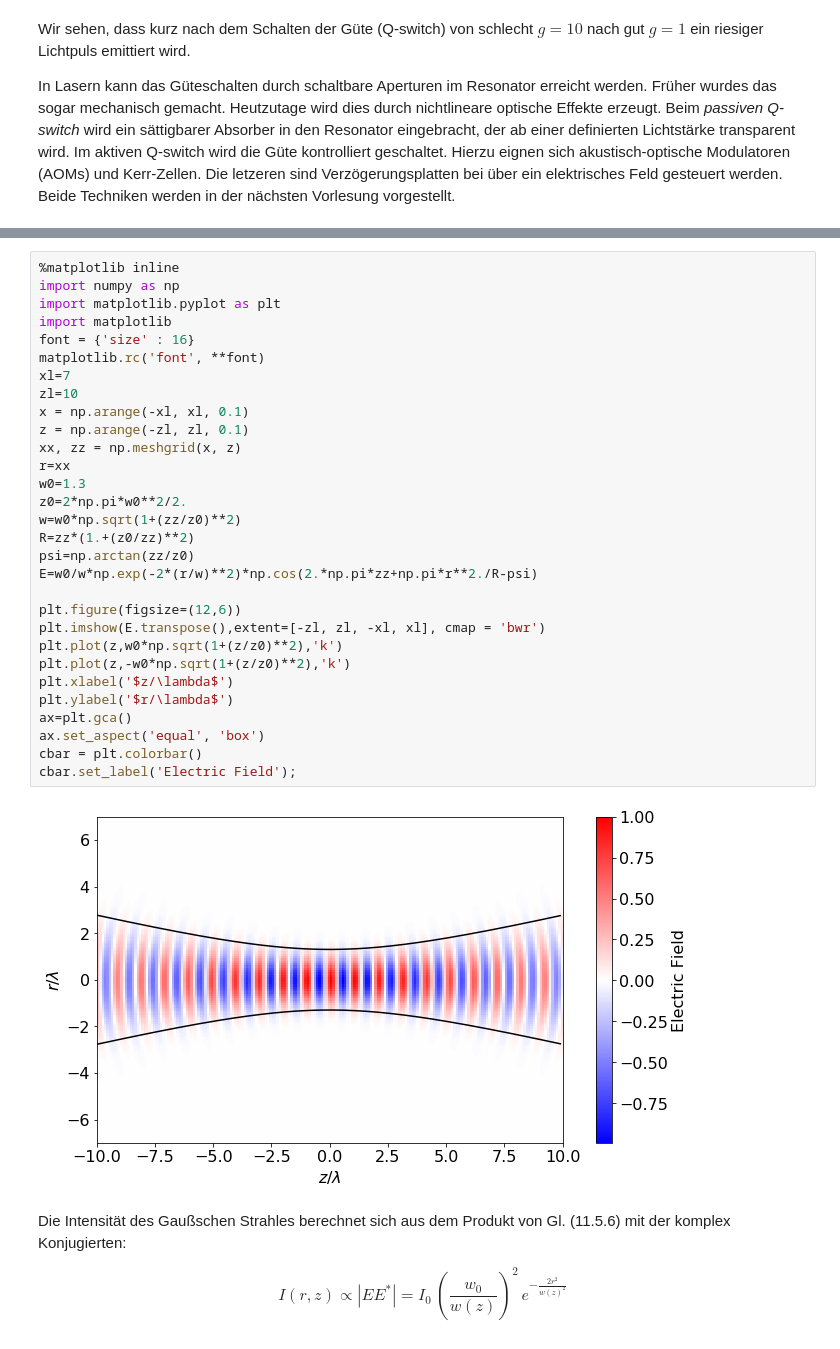
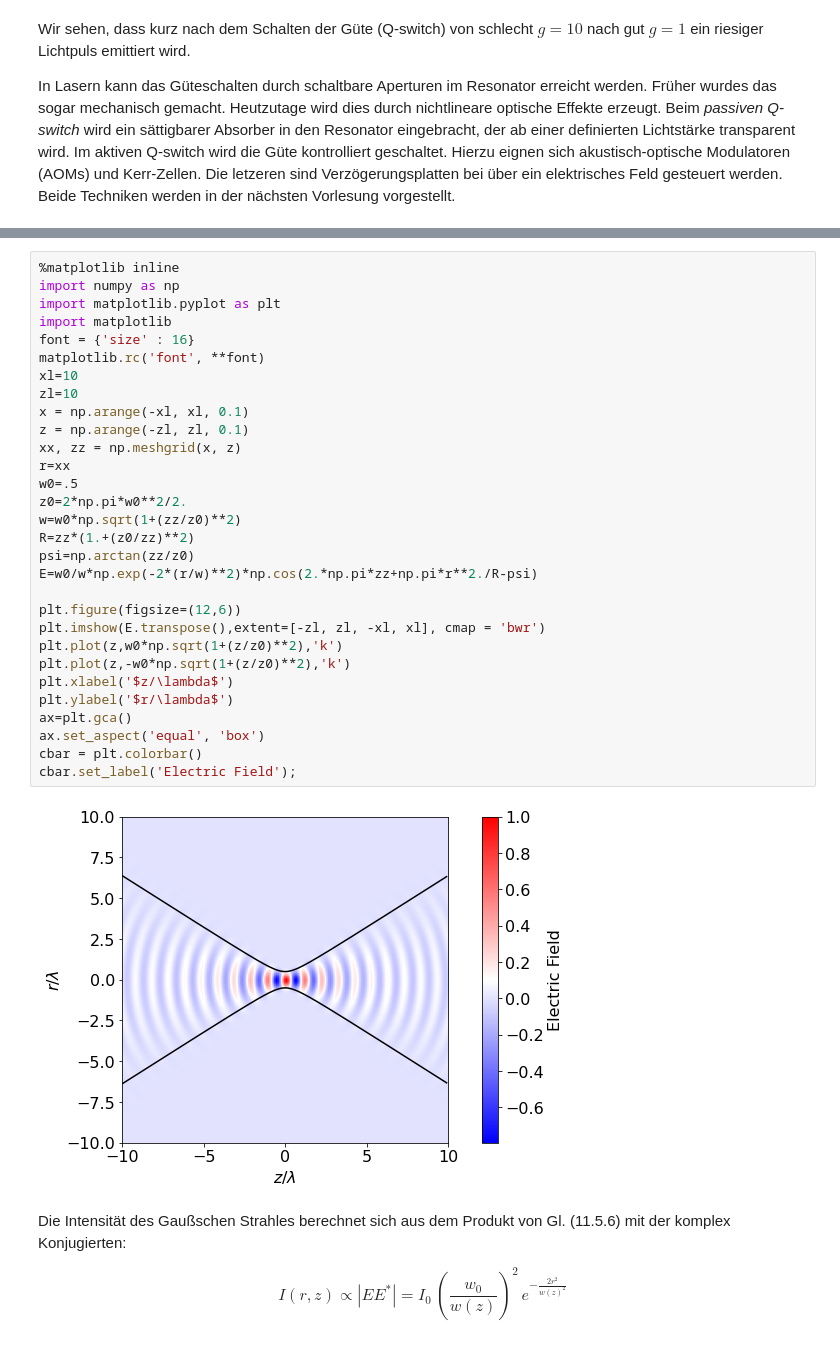
Before and after one commit to cdohl/optik, a Jupyter notebook: 11.ipynb, the cells around one changed output, grey strips where cells are left out. Drawn from its saved outputs; the diff is of its cells as text.

```diff
--- a/11.ipynb
+++ b/11.ipynb
@@ -263,35 +263,35 @@ Wir können uns das elektrische Feld darstellen. Dazu nehmen wir den Realteil vo
 # %%
 %matplotlib inline
 import numpy as np
 import matplotlib.pyplot as plt
 import matplotlib
 font = {'size' : 16}
 matplotlib.rc('font', **font)
-xl=7
+xl=10
 zl=10
 x = np.arange(-xl, xl, 0.1)
 z = np.arange(-zl, zl, 0.1)
 xx, zz = np.meshgrid(x, z)
 r=xx
-w0=1.3
+w0=.5
 z0=2*np.pi*w0**2/2.
 w=w0*np.sqrt(1+(zz/z0)**2)
 R=zz*(1.+(z0/zz)**2)
 psi=np.arctan(zz/z0)
 E=w0/w*np.exp(-2*(r/w)**2)*np.cos(2.*np.pi*zz+np.pi*r**2./R-psi)
 
 plt.figure(figsize=(12,6))
 plt.imshow(E.transpose(),extent=[-zl, zl, -xl, xl], cmap = 'bwr')
 plt.plot(z,w0*np.sqrt(1+(z/z0)**2),'k')
 plt.plot(z,-w0*np.sqrt(1+(z/z0)**2),'k')
 plt.xlabel('$z/\lambda$')
 plt.ylabel('$r/\lambda$')
 ax=plt.gca()
 ax.set_aspect('equal', 'box')
 cbar = plt.colorbar()
 cbar.set_label('Electric Field');
 # %% [output]
-[figure, old version]
+[figure, new version]
 # %% [markdown]
 Die Intensität des Gaußschen Strahles berechnet sich aus dem Produkt von Gl. (11.5.6) mit der komplex Konjugierten:
 
```
Also changed, not shown: parts of 2 cells of this notebook, 16 other files.
